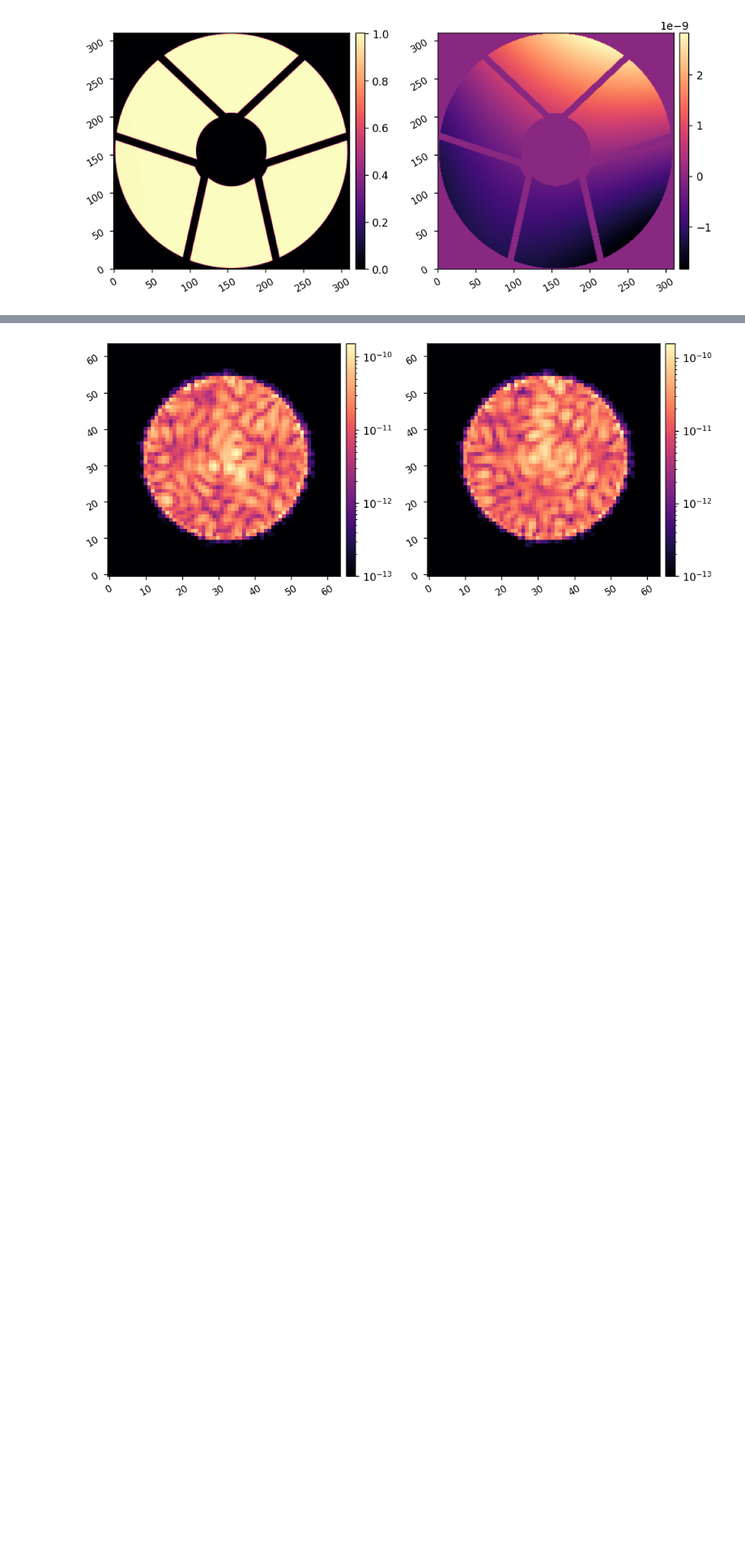
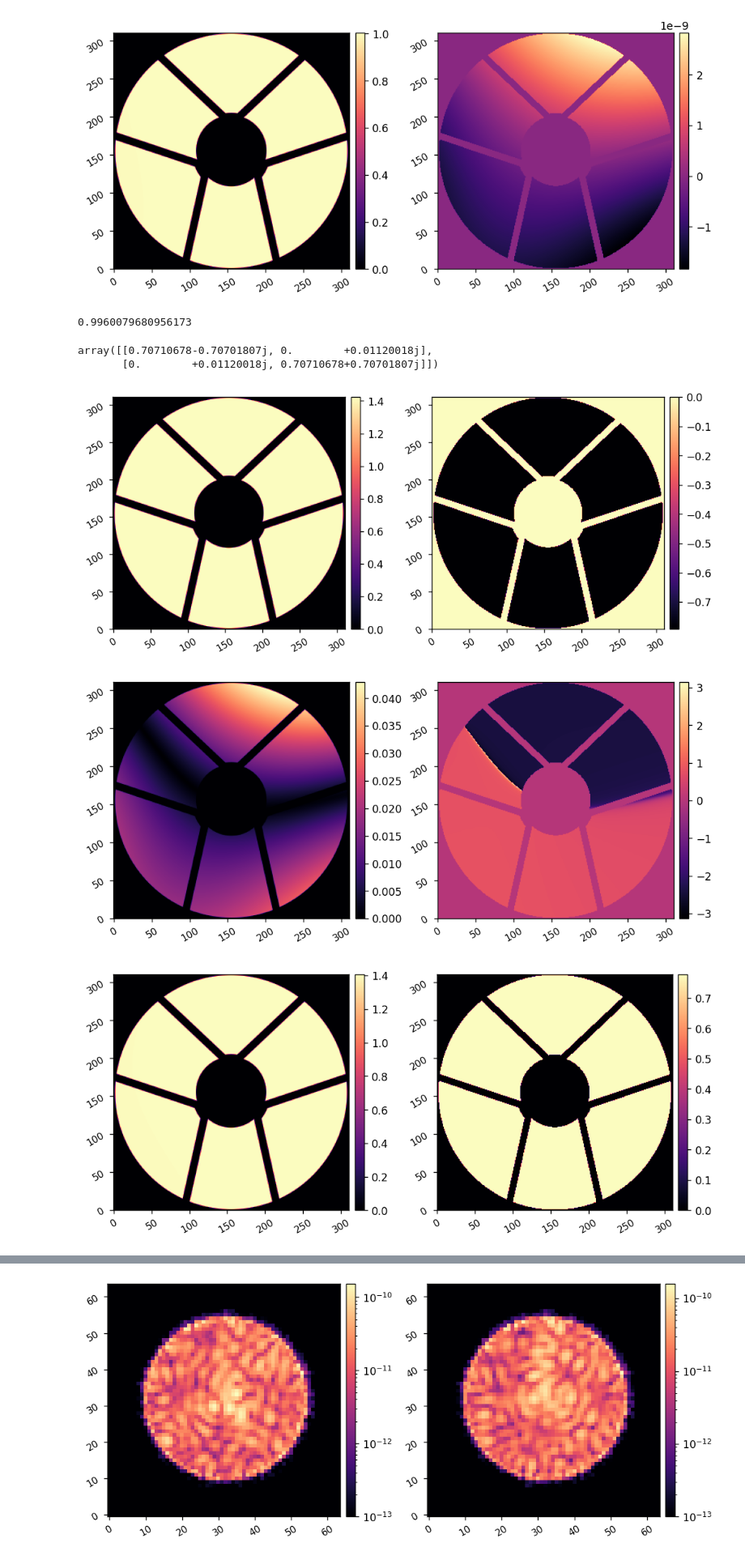
Before and after one commit to kian1377/disk-processing, a Jupyter notebook: hlc_band1_polarized_psfs.ipynb, the cells around one changed output, grey strips where cells are left out. Shown at 81% size. Drawn from its saved outputs; the diff is of its cells as text; code cells hidden in the pictures; blank space fills up the shorter version.

```diff
--- a/hlc_band1_polarized_psfs.ipynb
+++ b/hlc_band1_polarized_psfs.ipynb
@@ -191,0 +210,33 @@ imshow2(polmap_n45_amp, polmap_n45_opd)
+# %%
+D = 0.004
+alpha = np.sqrt((1-D)/(1+D))
+alpha
+# %% [output]
+0.9960079680956173
+# %%
+J_mirror = np.array([[1,0],[0,-1]])
+Jrot_n45 = Jrot(-45*u.degree)
+Jrot_90 = Jrot(90*u.degree)
+Jret = LR(np.pi/2, -26*u.degree)
+Jdiat = np.array([[1,0],[0,alpha]])
+# %%
+Jret
+# %% [output]
+array([[0.70710678-0.70701807j, 0.        +0.01120018j],
+       [0.        +0.01120018j, 0.70710678+0.70701807j]])
+# %%
+npix = 311
+# %%
+Jroman = np.zeros_like(polmaps)
+for i in range(npix):
+    for j in range(npix):
+        Jroman[:,:,i,j] = J_mirror @ Jret @ Jrot_90 @ Jdiat @ polmaps[:,:,i,j] @ Jrot_n45
+# %%
+imshow2(np.abs(Jroman[0,0]), np.angle(Jroman[0,0]))
+imshow2(np.abs(Jroman[0,1]), np.angle(Jroman[0,1]))
+imshow2(np.abs(Jroman[1,0]), np.angle(Jroman[1,0]))
+imshow2(np.abs(Jroman[1,1]), np.angle(Jroman[1,1]))
+# %% [output]
+[figure, added]
+[figure, added]
+[figure, added]
```
Also changed, not shown: parts of 6 cells of this notebook, 1 other file.
